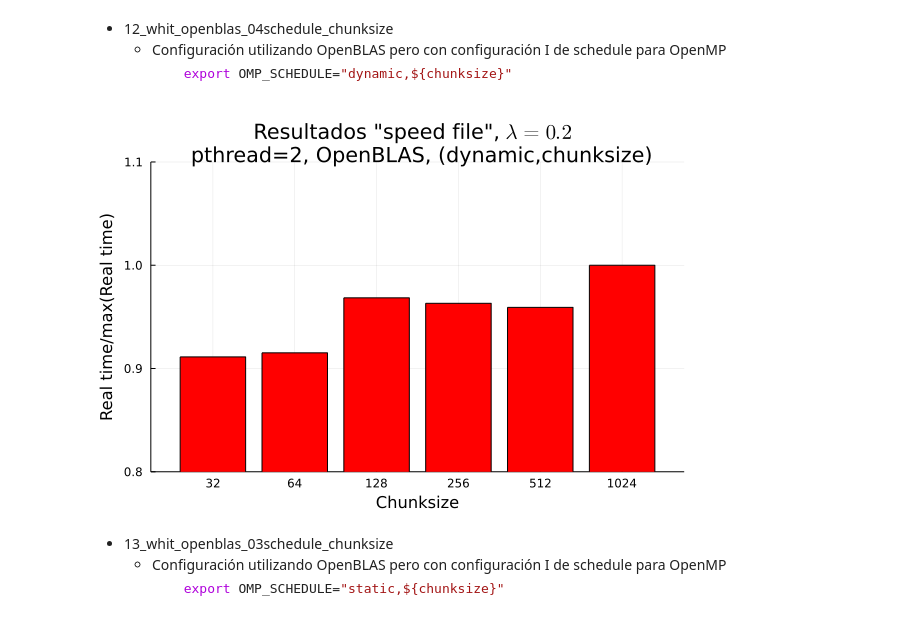
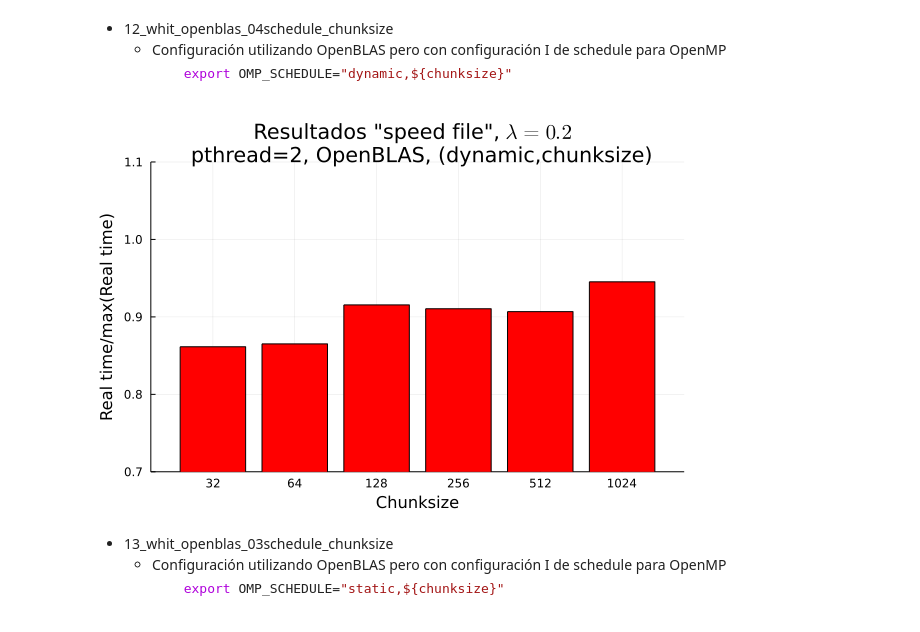
Before and after one commit to mendzmartin/mctdh_cp2021, a Jupyter notebook: double_quantum_dot_model/qdot_02/energies_vs_lambda/study_of_performance_03/running_comparison_performance/README.ipynb, the cells around one changed output. Drawn from its saved outputs; the diff is of its cells as text; code cells hidden in the pictures.

````diff
--- a/double_quantum_dot_model/qdot_02/energies_vs_lambda/study_of_performance_03/running_comparison_performance/README.ipynb
+++ b/double_quantum_dot_model/qdot_02/energies_vs_lambda/study_of_performance_03/running_comparison_performance/README.ipynb
@@ -260,17 +264,25 @@
     ```bash
       export OMP_SCHEDULE="dynamic,${chunksize}"
     ```
+# %%
+timming_file1 = raw"./12_whit_openblas_04schedule_chunksize/result_collection_total_timing_data.dat";
+timming_matrix1 = readdlm(timming_file1);
+
+timming_file2 = raw"./13_whit_openblas_03schedule_chunksize/result_collection_total_timing_data.dat";
+timming_matrix2 = readdlm(timming_file2);
+
+maxvalue1=maximum(timming_matrix1[2:end,2]);
+maxvalue2=maximum(timming_matrix2[2:end,2]);
+maxvalue=max(maxvalue1,maxvalue2);
 # %%
-timming_file2 = raw"./12_whit_openblas_04schedule_chunksize/result_collection_total_timing_data.dat";
-timming_matrix2 = readdlm(timming_file2);
-chunksize=["$(timming_matrix2[i+1,1])" for i in 1:length(timming_matrix2[2:end,1])];
-plot1=plot(chunksize[1:end],timming_matrix2[2:end,2]/maximum(timming_matrix2[2:end,2]),seriestype =:bar,color="red",label="",ylims=(0.8,1.1))
+chunksize=["$(timming_matrix1[i+1,1])" for i in 1:length(timming_matrix1[2:end,1])];
+plot1=plot(chunksize[1:end],timming_matrix1[2:end,2]/maxvalue,seriestype =:bar,color="red",label="",ylims=(0.7,1.1))
 plot1=plot!(title="Resultados \"speed file\", \$λ=0.2\$ \n pthread=2, OpenBLAS, (dynamic,chunksize)",xlabel="Chunksize",ylabel="Real time/max(Real time)")
 
 savefig(plot1,"./plots/RealTimevsChunksizeDynamicSchedule.pdf");
 display(plot1);
 # %% [output]
-[figure, old version]
+[figure, new version]
 # %% [markdown]
 + 13_whit_openblas_03schedule_chunksize
   + Configuración utilizando OpenBLAS pero con configuración I de schedule para OpenMP
````
Also changed, not shown: parts of 3 cells of this notebook, 15 other files.
